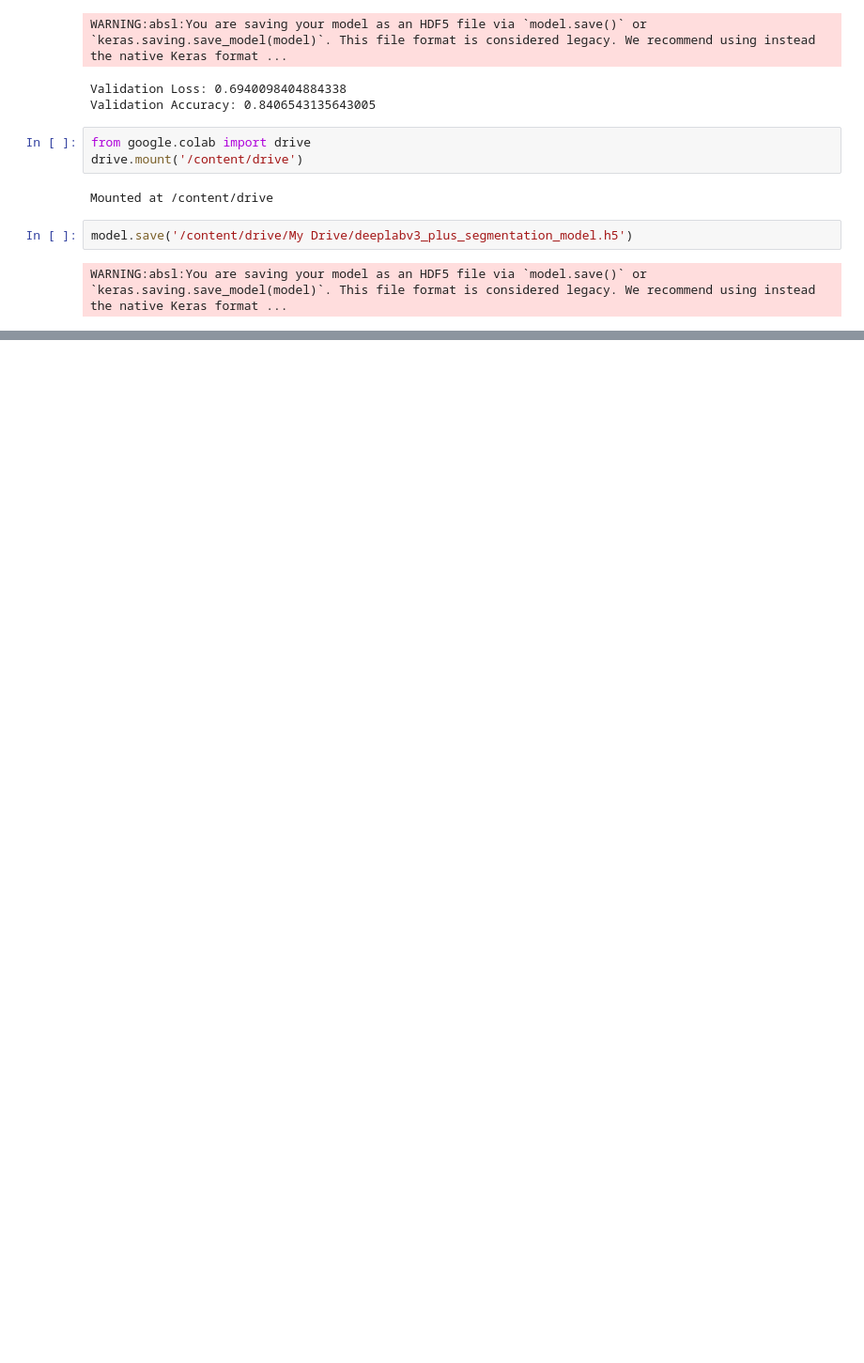
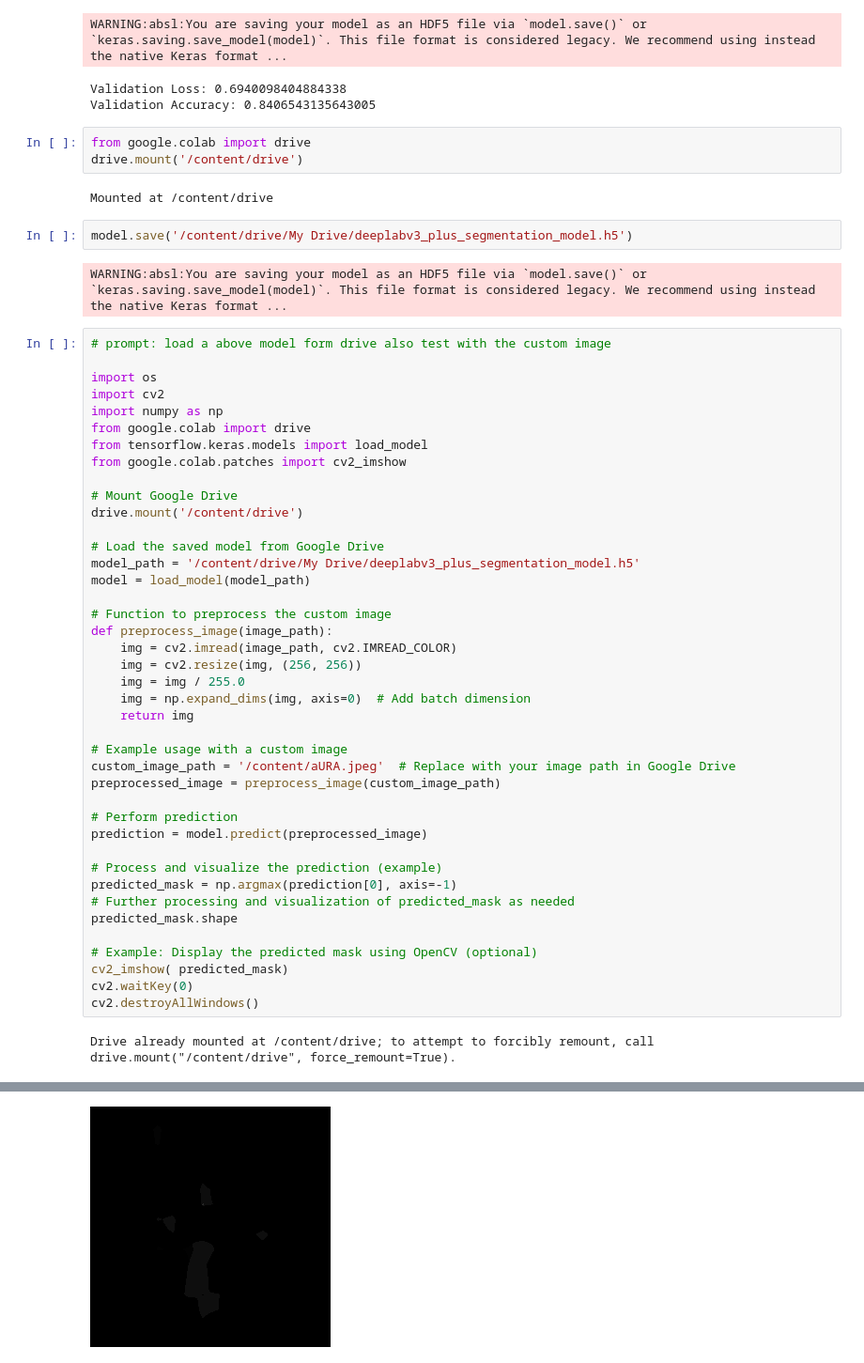
Before and after one commit to Prachisoni07/ml, a Jupyter notebook: Deeplabv3+_1.ipynb, the cells around one changed output, grey strips where cells are left out. Shown: that part at 94% size. Drawn from its saved outputs; the diff is of its cells as text; blank space fills up the shorter version.

```diff
--- a/Deeplabv3+_1.ipynb
+++ b/Deeplabv3+_1.ipynb
@@ -269,3 +269,46 @@ Mounted at /content/drive
 model.save('/content/drive/My Drive/deeplabv3_plus_segmentation_model.h5')
 # %% [output]
 WARNING:absl:You are saving your model as an HDF5 file via `model.save()` or `keras.saving.save_model(model)`. This file format is considered legacy. We recommend using instead the native Keras format ...
+# %%
+# prompt: load a above model form drive also test with the custom image
+
+import os
+import cv2
+import numpy as np
+from google.colab import drive
+from tensorflow.keras.models import load_model
+from google.colab.patches import cv2_imshow
+
+# Mount Google Drive
+drive.mount('/content/drive')
+
+# Load the saved model from Google Drive
+model_path = '/content/drive/My Drive/deeplabv3_plus_segmentation_model.h5'
+model = load_model(model_path)
+
+# Function to preprocess the custom image
+def preprocess_image(image_path):
+    img = cv2.imread(image_path, cv2.IMREAD_COLOR)
+    img = cv2.resize(img, (256, 256))
+    img = img / 255.0
+    img = np.expand_dims(img, axis=0)  # Add batch dimension
+    return img
+
+# Example usage with a custom image
+custom_image_path = '/content/aURA.jpeg'  # Replace with your image path in Google Drive
+preprocessed_image = preprocess_image(custom_image_path)
+
+# Perform prediction
+prediction = model.predict(preprocessed_image)
+
+# Process and visualize the prediction (example)
+predicted_mask = np.argmax(prediction[0], axis=-1)
+# Further processing and visualization of predicted_mask as needed
+predicted_mask.shape
+
+# Example: Display the predicted mask using OpenCV (optional)
+cv2_imshow( predicted_mask)
+cv2.waitKey(0)
+cv2.destroyAllWindows()
+# %% [output]
+Drive already mounted at /content/drive; to attempt to forcibly remount, call drive.mount("/content/drive", force_remount=True).
@@ -271,0 +317 @@ WARNING:absl:You are saving your model as an HDF5 file via `model.save()` or `ke
+[figure, added]
```
Also changed, not shown: parts of 1 cell of this notebook.
